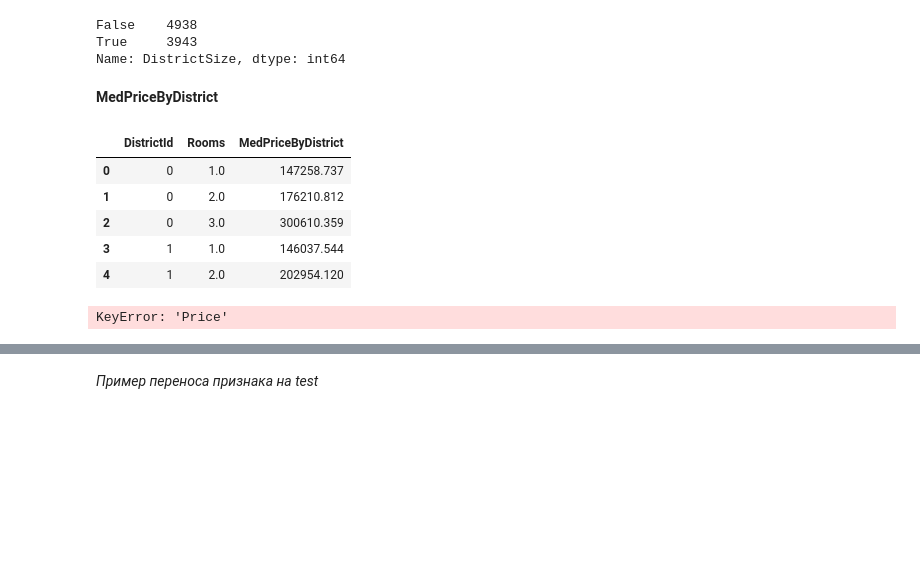
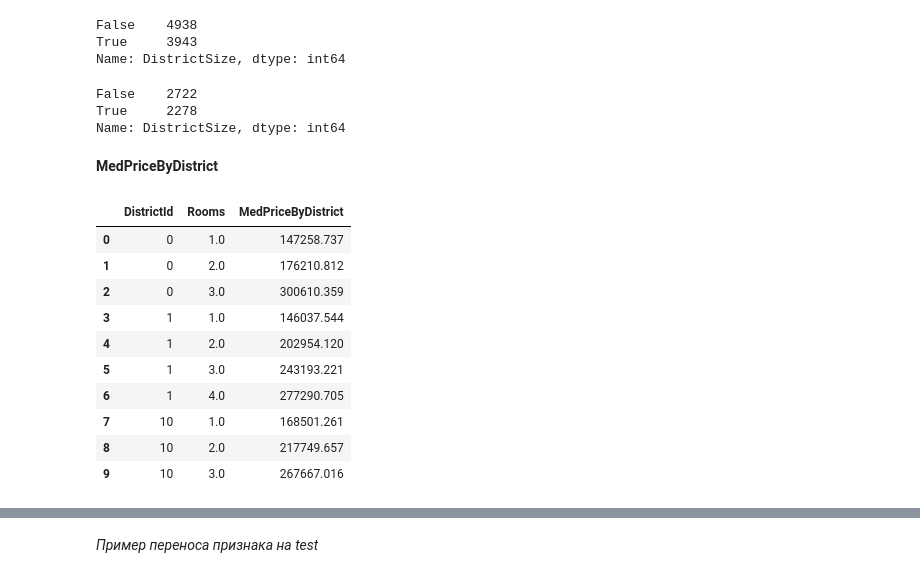
Before and after one commit to fdima/GB, a Jupyter notebook: Itog/base-line.ipynb, the cells around one changed output, grey strips where cells are left out. Saved outputs shown, nothing was run; the diff lists cells and outputs as text; code cells hidden in the pictures; blank space fills up the shorter version.

```diff
--- a/Itog/base-line.ipynb
+++ b/Itog/base-line.ipynb
@@ -140,6 +140,6 @@ print(train_df.shape)
 | 9999 | 6306 | 128 | 1.0 | 38.667 | 21.158 | 8.0 | 7 | 17.0 | 1990 | ... |
 (10000, 20)
 # %%
-train_df = train_df.set_index('Id')
+#train_df = train_df.set_index('Id')
 train_df.head()
 # %% [output]
@@ -1053,5 +1050,11 @@ train_df['IsDistrictLarge'] = (train_df['DistrictSize'] > 100).astype(int)
 False    4938
 True     3943
 Name: DistrictSize, dtype: int64
+# %%
+(test_df['DistrictSize'] > 100).value_counts()
+# %% [output]
+False    2722
+True     2278
+Name: DistrictSize, dtype: int64
 # %%
 train_df['IsDistrictLarge'] = (train_df['DistrictSize'] > 100).astype(int)
@@ -1060,22 +1065,20 @@ train_df['IsDistrictLarge'] = (train_df['DistrictSize'] > 100).astype(int)
 # %%
 med_price_by_district = train_df.groupby(['DistrictId', 'Rooms'], as_index=False).agg({'Price':'median'})\
                        .rename(columns={'Price':'MedPriceByDistrict'})
 
-med_price_by_district.head()
+med_price_by_district.head(10)
 # %% [output]
 |  | DistrictId | Rooms | MedPriceByDistrict |
 | 0 | 0 | 1.0 | 147258.737 |
 | 1 | 0 | 2.0 | 176210.812 |
 | 2 | 0 | 3.0 | 300610.359 |
 | 3 | 1 | 1.0 | 146037.544 |
 | 4 | 1 | 2.0 | 202954.120 |
+| 5 | 1 | 3.0 | 243193.221 |
+| 6 | 1 | 4.0 | 277290.705 |
+| 7 | 10 | 1.0 | 168501.261 |
+| 8 | 10 | 2.0 | 217749.657 |
+| 9 | 10 | 3.0 | 267667.016 |
-# %%
-med_price_by_district_test = test_df.groupby(['DistrictId', 'Rooms'], as_index=False).agg({'Price':'median'})\
-                       .rename(columns={'Price':'MedPriceByDistrict'})
-
-med_price_by_district_test.head()
-# %% [output]
-KeyError: 'Price'
 # %%
 train_df = train_df.merge(med_price_by_district, on=['DistrictId', 'Rooms'], how='left')
 train_df.head()
```
Also changed, not shown: parts of 68 cells of this notebook, 1 other file.
